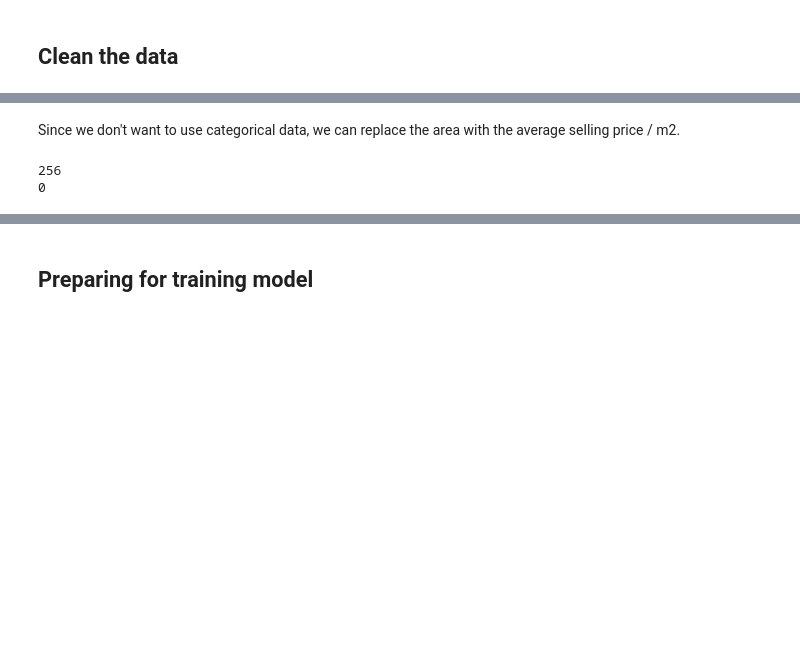
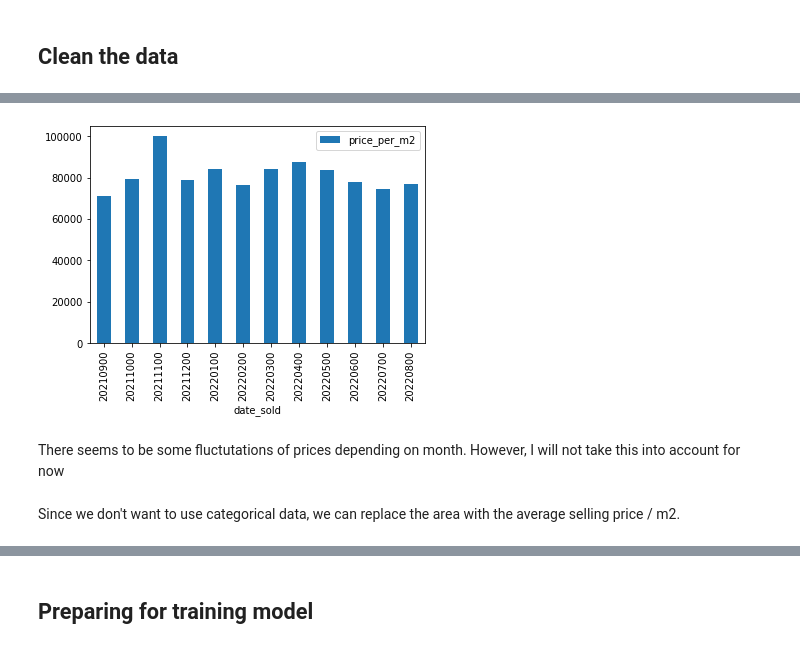
Before and after one commit to EricJohanssoon/house_price_predictor, a Jupyter notebook: files_for_training_model/housing_prices.ipynb, the cells around one changed output, grey strips where cells are left out. Saved outputs shown, nothing was run; the diff lists cells and outputs as text; code cells hidden in the pictures; blank space fills up the shorter version.

```diff
--- a/files_for_training_model/housing_prices.ipynb
+++ b/files_for_training_model/housing_prices.ipynb
@@ -181,14 +261,25 @@ df.head()
+# %%
+df.head()
+df['date_sold'].value_counts()
+
+# print average price per m2 and group by date_sold
+df_average_price_in_area = df.groupby('date_sold')['price_per_m2'].mean().reset_index()
+df_average_price_in_area['date_sold'] = df_average_price_in_area['date_sold'].round(-2)
+df_average_price_in_area = df_average_price_in_area.groupby('date_sold')['price_per_m2'].mean().reset_index()
+
+# round date_sold to nearest 100
+
+# drop all rows with date_sold lower than 20210825
+df_average_price_in_area = df_average_price_in_area[df_average_price_in_area['date_sold']>=20210825]
+
+# plot average price per m2 for each date_sold in a bar chart
+df_average_price_in_area.plot(x='date_sold', y='price_per_m2', kind='bar')
+# show fewer values in x axis
+
+plt.show()
+# %% [output]
+[figure, added]
+# %% [markdown]
+There seems to be some fluctutations of prices depending on month. However, I will not take this into account for now
 # %% [markdown]
 Since we don't want to use categorical data, we can replace the area with the average selling price / m2.
-# %%
-# find unique values in area
-print(len(df['area'].unique()))
-
-# find number of nan values in rooms
-print(len(df[df['rooms']=='N/A']))
-
-# drop nan values in rooms (for now), change this later
-df = df[df['rooms']!='N/A']
-# %% [output]
-256
-0
```
Also changed, not shown: parts of 34 cells of this notebook, 7 other files.
